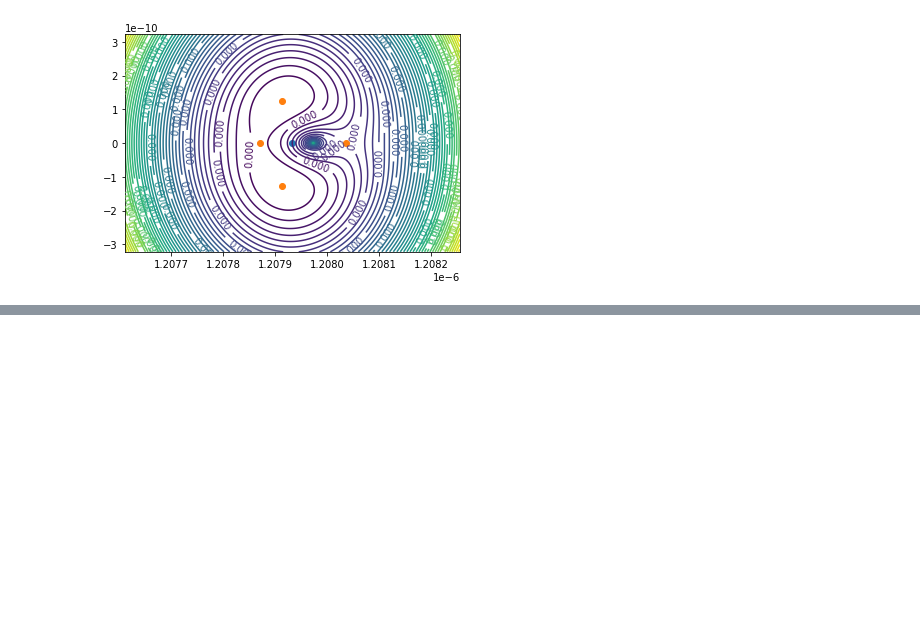
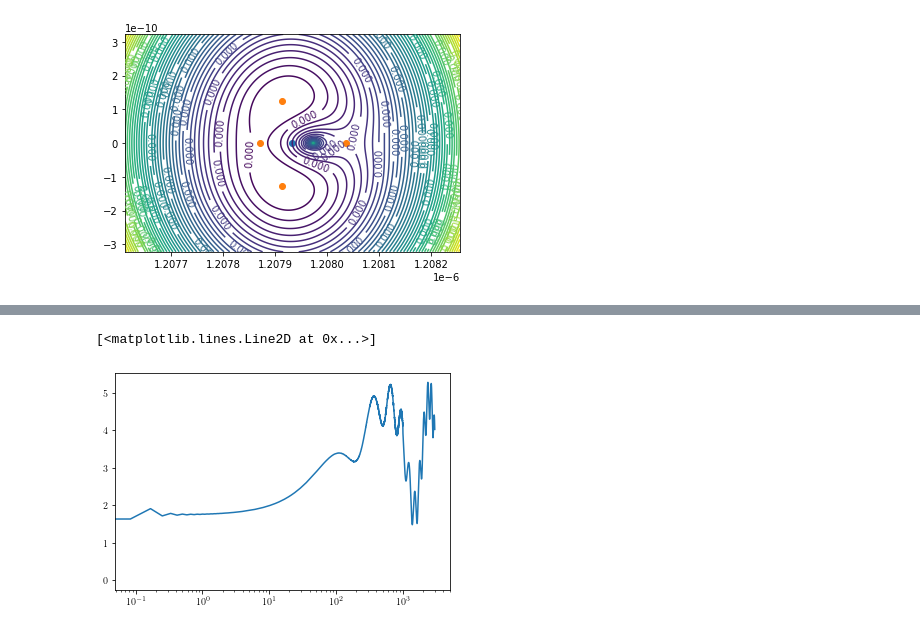
Before and after one commit to manchunyeung/wolensing, a Jupyter notebook: examples/embedded_lens.ipynb, the cells around one changed output, grey strips where cells are left out. Saved outputs shown, nothing was run; the diff lists cells and outputs as text; code cells hidden in the pictures; blank space fills up the shorter version.

```diff
--- a/examples/embedded_lens.ipynb
+++ b/examples/embedded_lens.ipynb
@@ -214,0 +230,6 @@ amplification.plot_freq(pha=True)
+# %%
+fullfs, fullFws = amplification.concatenate()
+plt.semilogx(fullfs, np.abs(fullFws))
+# %% [output]
+[<matplotlib.lines.Line2D at 0x...>]
+[figure, added]
```
Also changed, not shown: parts of 8 cells of this notebook, 10 other files.
